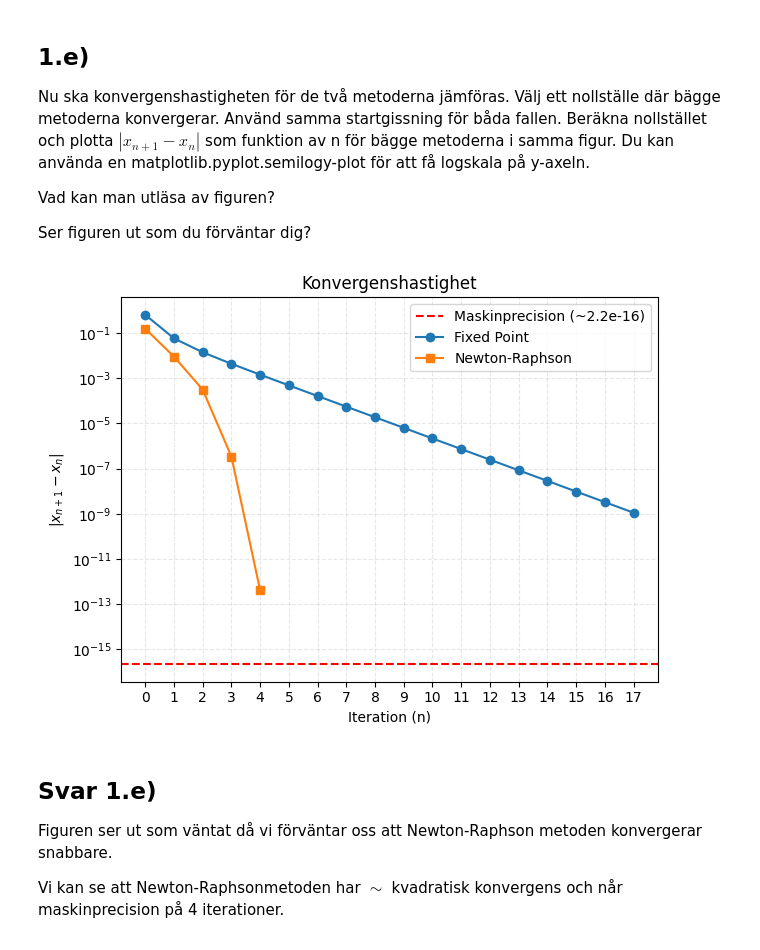
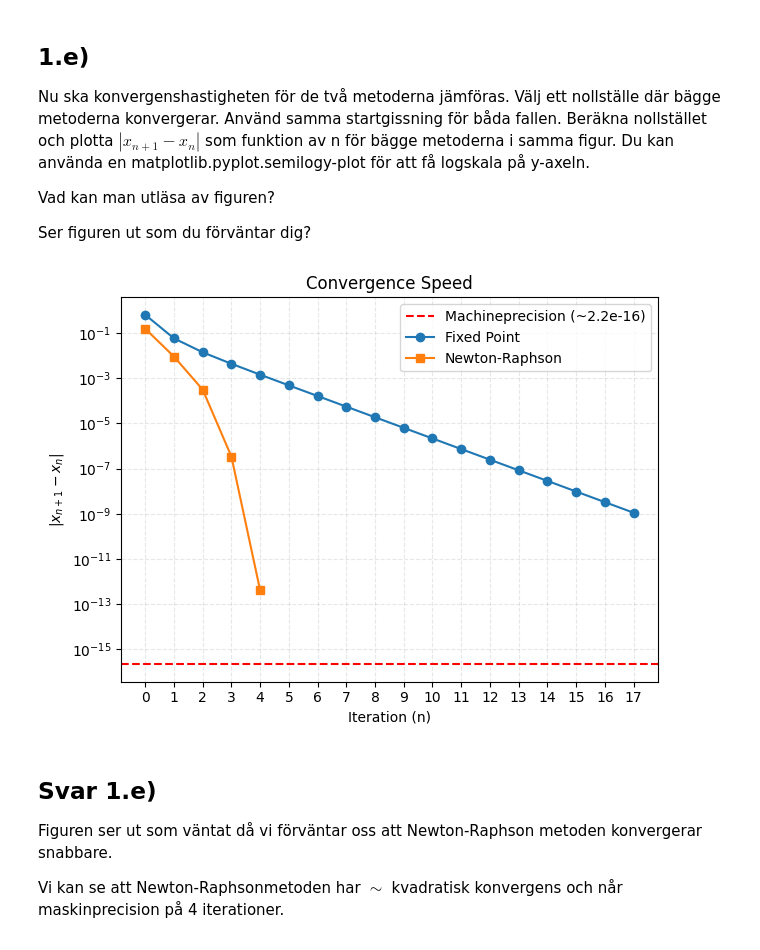
Before and after one commit to ericend/Numerical-Methods, a Jupyter notebook: LAB 1/Task1.ipynb, the cells around one changed output. Saved outputs shown, nothing was run; the diff lists cells and outputs as text; code cells hidden in the pictures.

```diff
--- a/LAB 1/Task1.ipynb
+++ b/LAB 1/Task1.ipynb
@@ -315,36 +350,44 @@ Vad kan man utläsa av figuren?
 
 Ser figuren ut som du förväntar dig?
 # %%
-
-machine_epsilon:float  = float(np.finfo(float).eps)
+machine_epsilon: float = float(np.finfo(float).eps)
 x0: float = 0.7
 TOLERANCE = 1e-9
 MAX_ITER = 10000
 
-fixed_point_results: FixedPointResult = fixed_point_iteration(fixed_point_func, x0, TOLERANCE, MAX_ITER) # type: ignore
-newton_results: NewtonRaphsonResult = NewtonRaphson(bend_func, dx_bend_func, x0, TOLERANCE, MAX_ITER)
+fixed_point_results: FixedPointResult = fixed_point_iteration(
+    fixed_point_func, x0, TOLERANCE, MAX_ITER # type: ignore
+)
+newton_results: NewtonRaphsonResult = NewtonRaphson(
+    bend_func, dx_bend_func, x0, TOLERANCE, MAX_ITER
+)
 
 fpr_delta: np.ndarray = np.abs(np.diff(fixed_point_results.xs))
 nr_delta: np.ndarray = np.abs(np.diff(newton_results.xs))
 
 n_fpr_delta: np.ndarray = np.arange(len(fpr_delta))
 n_nr_delta: np.ndarray = np.arange(len(nr_delta))
 max_n: int = max(len(n_nr_delta), len(n_fpr_delta))
 
-plt.axhline(y=machine_epsilon, color='r', linestyle='--',
-            label=f'Maskinprecision (~{machine_epsilon:.1e})', linewidth=1.5)
-plt.semilogy(n_fpr_delta, fpr_delta, 'o-', label='Fixed Point')
-plt.semilogy(n_nr_delta, nr_delta, 's-', label='Newton-Raphson')
-plt.xlabel('Iteration (n)')
-plt.ylabel(r'$|x_{n+1} - x_n|$')
+plt.axhline(
+    y=machine_epsilon,
+    color="r",
+    linestyle="--",
+    label=f"Machineprecision (~{machine_epsilon:.1e})",
+    linewidth=1.5,
+)
+plt.semilogy(n_fpr_delta, fpr_delta, "o-", label="Fixed Point")
+plt.semilogy(n_nr_delta, nr_delta, "s-", label="Newton-Raphson")
+plt.xlabel("Iteration (n)")
+plt.ylabel(r"$|x_{n+1} - x_n|$")
 plt.xticks(range(0, max_n, 1))
-plt.title('Konvergenshastighet')
+plt.title("Convergence Speed")
 plt.legend()
-plt.grid(True, alpha=0.3, linestyle='dashed')
+plt.grid(True, alpha=0.3, linestyle="dashed")
 plt.tight_layout()
 plt.show()
 # %% [output]
-[figure, old version]
+[figure, new version]
 # %% [markdown]
 ## Svar 1.e)
 
```
Also changed, not shown: parts of 5 cells of this notebook, 3 other files.
